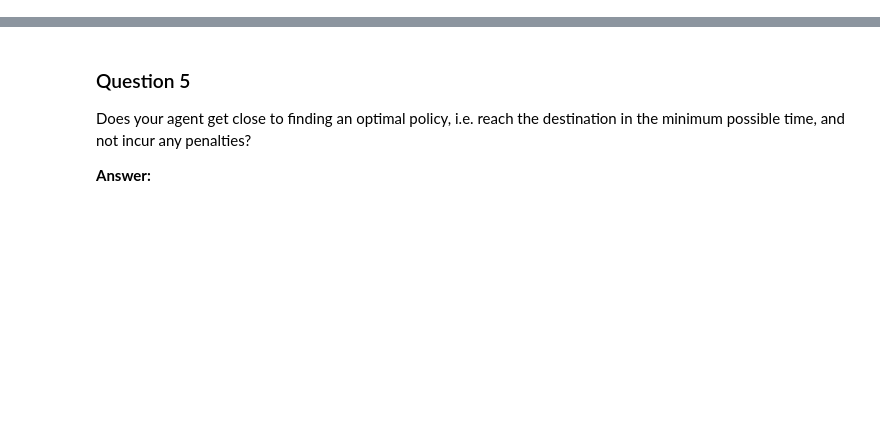
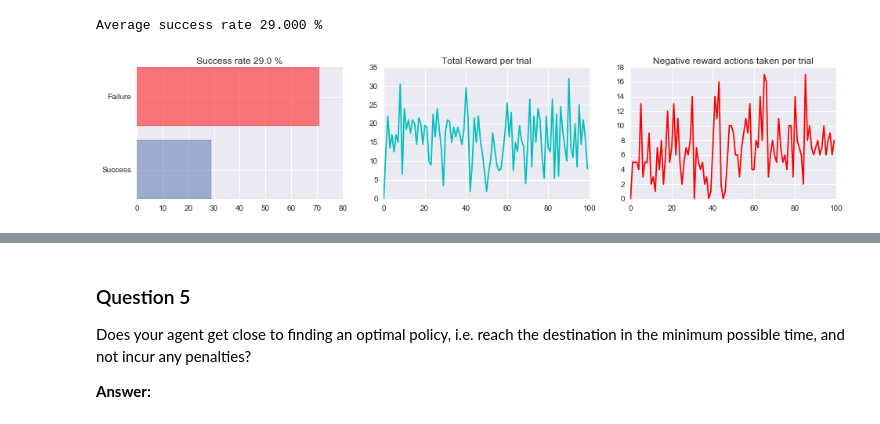
Before and after one commit to thomalm/udacity, a Jupyter notebook: machine-learning-nanodegree/p4-smartcab/smartcab/report.ipynb, the cells around one changed output, grey strips where cells are left out. Drawn from its saved outputs; the diff is of its cells as text; code cells hidden in the pictures; blank space fills up the shorter version.

```diff
--- a/machine-learning-nanodegree/p4-smartcab/smartcab/report.ipynb
+++ b/machine-learning-nanodegree/p4-smartcab/smartcab/report.ipynb
@@ -96,0 +39,9 @@ for i in range(n_rows):
+# %%
+# Set plot size
+fig = plt.figure(figsize=(16, 3))
+
+# Run an experiment with random action selection
+run_experiment(alpha=0.0, epsilon=0.0, gamma=0.0, selection="random", n_runs=1, trials=100)
+# %% [output]
+Average success rate 29.000 %
+[figure, added]
```
Also changed, not shown: parts of 15 cells of this notebook, 3 other files.
